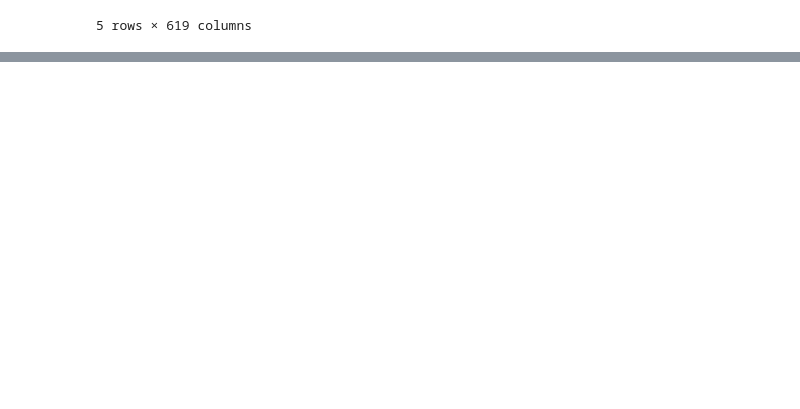
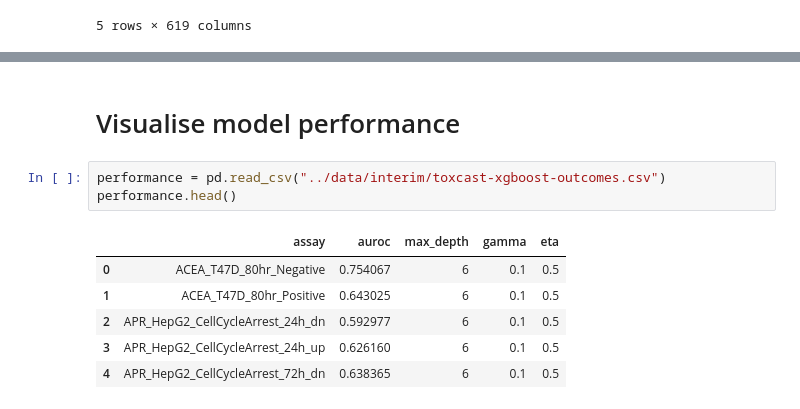
Before and after one commit to labdao/FS-Tox, a Jupyter notebook: notebooks/2.3-xgboost-toxcast.ipynb, the cells around one changed output, grey strips where cells are left out. Drawn from its saved outputs; the diff is of its cells as text; blank space fills up the shorter version.

```diff
--- a/notebooks/2.3-xgboost-toxcast.ipynb
+++ b/notebooks/2.3-xgboost-toxcast.ipynb
@@ -107,0 +151,12 @@ Best parameters for APR_HepG2_CellCycleArrest_24h_dn: {'max_depth': 6, 'gamma':
+# %% [markdown]
+# Visualise model performance
+# %%
+performance = pd.read_csv("../data/interim/toxcast-xgboost-outcomes.csv")
+performance.head()
+# %% [output]
+|  | assay | auroc | max_depth | gamma | eta |
+| 0 | ACEA_T47D_80hr_Negative | 0.754067 | 6 | 0.1 | 0.5 |
+| 1 | ACEA_T47D_80hr_Positive | 0.643025 | 6 | 0.1 | 0.5 |
+| 2 | APR_HepG2_CellCycleArrest_24h_dn | 0.592977 | 6 | 0.1 | 0.5 |
+| 3 | APR_HepG2_CellCycleArrest_24h_up | 0.626160 | 6 | 0.1 | 0.5 |
+| 4 | APR_HepG2_CellCycleArrest_72h_dn | 0.638365 | 6 | 0.1 | 0.5 |
```
Also changed, not shown: parts of 12 cells of this notebook, 1 other file.
